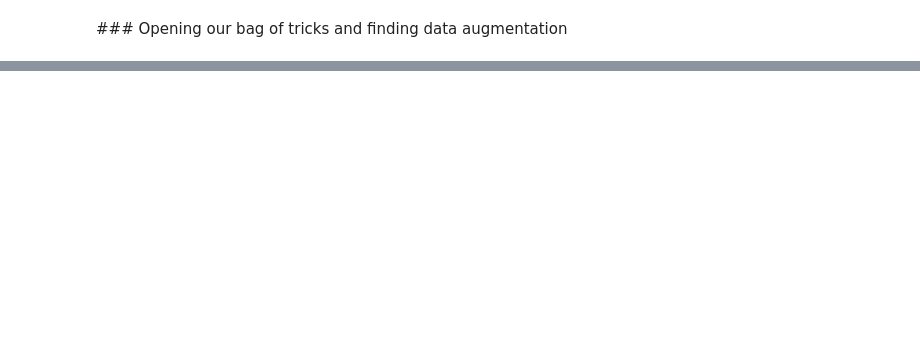
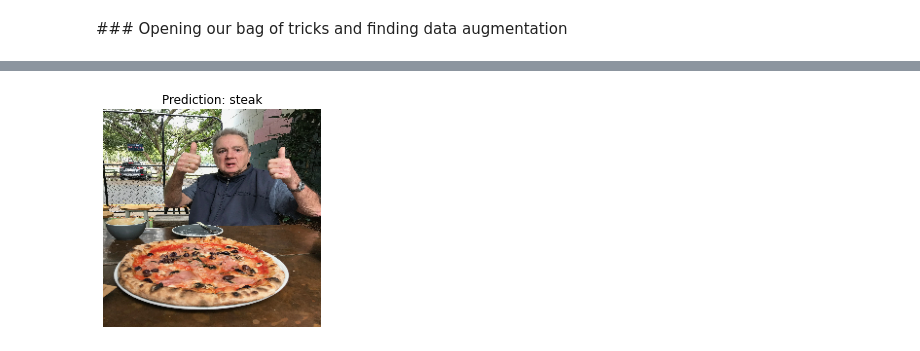
Before and after one commit to mehmetkesik/tensorflow-basics, a Jupyter notebook: 03_computer_vision_with_tensorflow.ipynb, the cells around one changed output, grey strips where cells are left out. Drawn from its saved outputs; the diff is of its cells as text; code cells hidden in the pictures; blank space fills up the shorter version.

```diff
--- a/03_computer_vision_with_tensorflow.ipynb
+++ b/03_computer_vision_with_tensorflow.ipynb
@@ -777,0 +911,7 @@ TensorShape([210, 210, 3])
+# %%
+# Let's get the class names
+import pathlib
+import numpy as np
+data_dir = pathlib.Path(train_dir)
+class_names = np.array(sorted([item.name for item in data_dir.glob('*')]))
+print(class_names)
@@ -777,0 +1047,32 @@ TensorShape([210, 210, 3])
+# %%
+# Let's create another model with data augmentation
+model_9 = Sequential([
+    #Augment
+    layers.Rescaling(1./255),
+    layers.RandomRotation(0.2),
+    layers.RandomCrop(210, 210),
+    layers.RandomFlip("horizontal_and_vertical"),
+    layers.RandomZoom(0.2),
+    layers.RandomTranslation(0.2, 0.2),
+    layers.RandomContrast(0.9),
+    #design
+    Conv2D(10, 3, activation="relu"),
+    MaxPool2D(),
+    Conv2D(10, 3, activation="relu"),
+    MaxPool2D(),
+    Flatten(),
+    Dense(10, activation="softmax")
+])
+
+model_9.compile(loss="categorical_crossentropy",
+                optimizer=Adam(),
+                metrics=["accuracy"])
+
+
+#model_9.build(input_shape=(None, 224, 224, 3))
+# %%
+history_9 = model_9.fit(train_data,
+                        epochs=5,
+                        steps_per_epoch=len(train_data),
+                        validation_data=test_data,
+                        validation_steps=len(test_data))
@@ -777,0 +1164,6 @@ TensorShape([210, 210, 3])
+# %%
+# Make a prediction using model_9
+pred_and_plot(model=model_9,
+              filename="03-pizza-dad.jpeg",
+              class_names=class_names)
+# %% [output]
@@ -777,0 +1171 @@ TensorShape([210, 210, 3])
+[figure, added]
```
Also changed, not shown: parts of 86 cells of this notebook.
